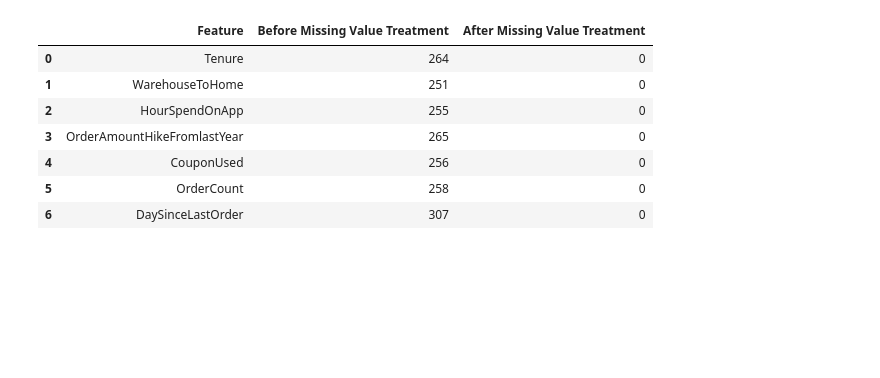
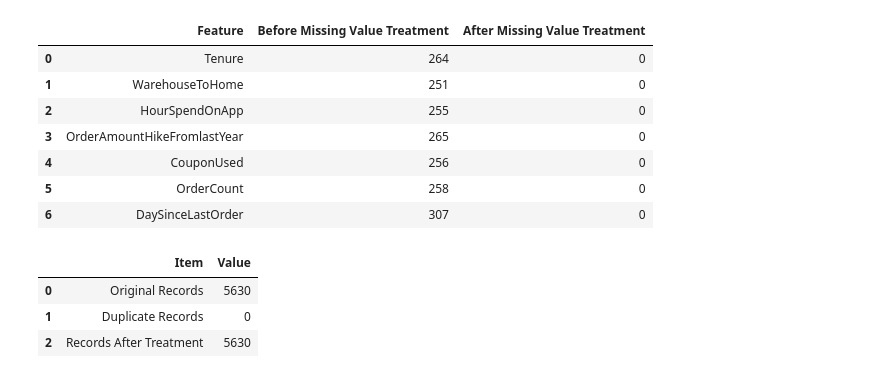
Before and after one commit to DrishtiNigam1928/CUSTOMER_CHURN, a Jupyter notebook: notebooks/main_analysis.ipynb, the cells around one changed output. Saved outputs shown, nothing was run; the diff lists cells and outputs as text; code cells hidden in the pictures; blank space fills up the shorter version.

Commit message:
Task D1 completed (Delete duplicate data)

```diff
--- a/notebooks/main_analysis.ipynb
+++ b/notebooks/main_analysis.ipynb
@@ -289,3 +289,34 @@ display(comparison)
 | 4 | CouponUsed | 256 | 0 |
 | 5 | OrderCount | 258 | 0 |
 | 6 | DaySinceLastOrder | 307 | 0 |
+# %%
+# D1: Duplicate Detection
+import pandas as pd
+
+original_records = len(df_cleaned)
+
+seen_ids = set()
+duplicate_indices = []
+duplicate_count = 0
+
+for index, customer_id in enumerate(df_cleaned["CustomerID"]):
+    if customer_id in seen_ids:
+        duplicate_count += 1
+        duplicate_indices.append(index)
+    else:
+        seen_ids.add(customer_id)
+
+df_cleaned = df_cleaned.drop(duplicate_indices).reset_index(drop=True)
+records_after_treatment = len(df_cleaned)
+
+duplicate_summary_table = pd.DataFrame({
+    "Item": ["Original Records", "Duplicate Records", "Records After Treatment"],
+    "Value": [original_records, duplicate_count, records_after_treatment]
+})
+
+display(duplicate_summary_table)
+# %% [output]
+|  | Item | Value |
+| 0 | Original Records | 5630 |
+| 1 | Duplicate Records | 0 |
+| 2 | Records After Treatment | 5630 |
```
